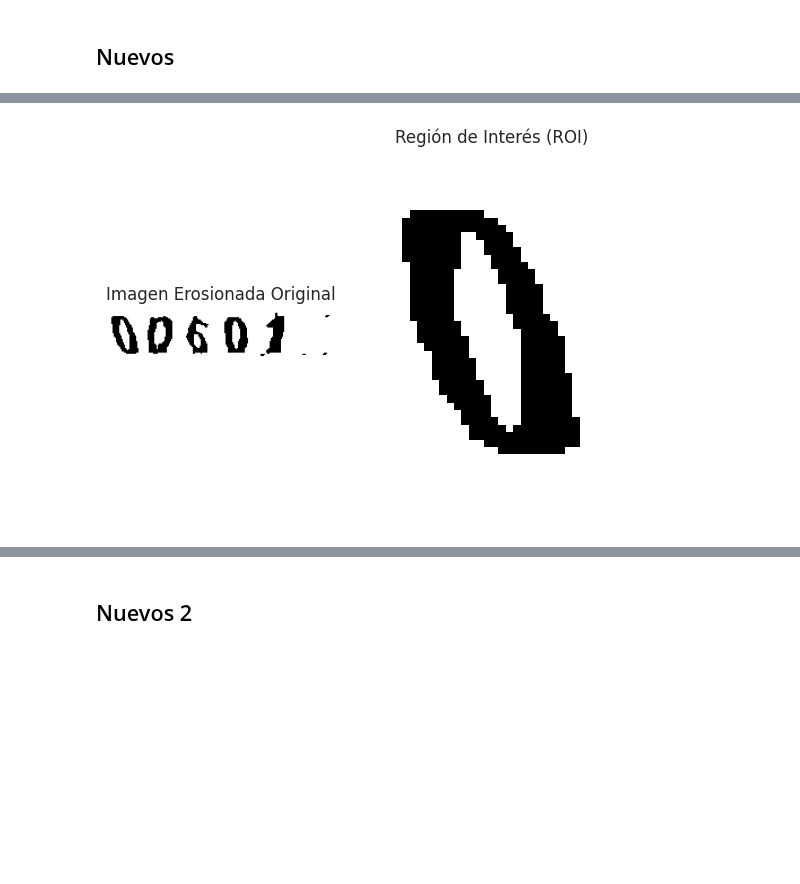
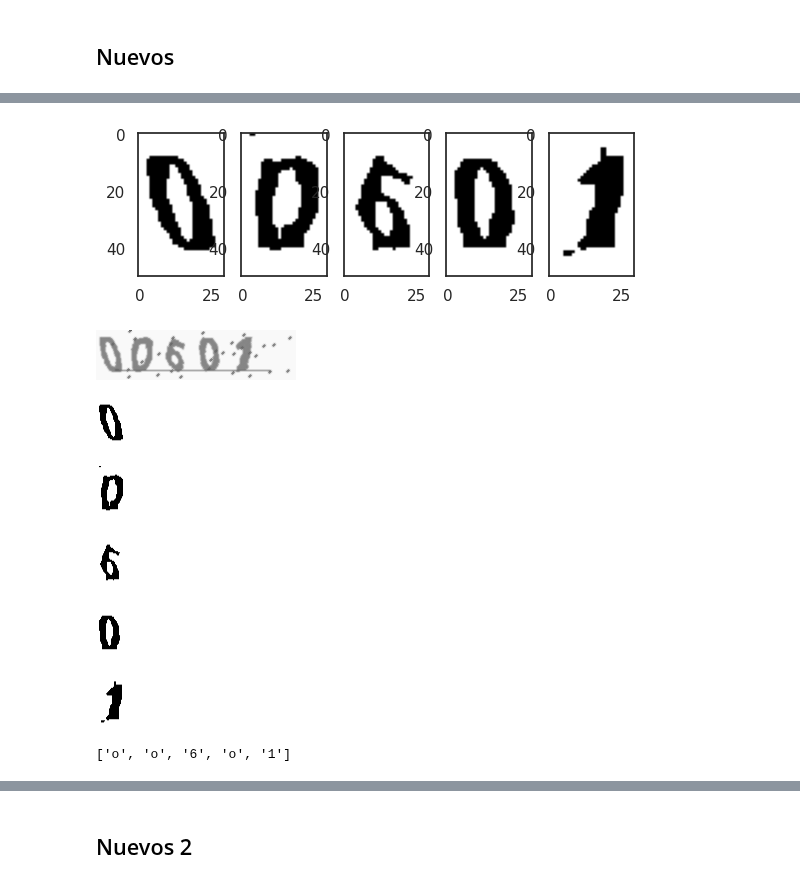
Before and after one commit to cabamarcos/Captcha_recognition, a Jupyter notebook: solofaltantes.ipynb, the cells around one changed output, grey strips where cells are left out. Drawn from its saved outputs; the diff is of its cells as text; code cells hidden in the pictures; blank space fills up the shorter version.

Commit message:
Cambio para test y predice algunas letras bien

```diff
--- a/solofaltantes.ipynb
+++ b/solofaltantes.ipynb
@@ -596,14 +595,75 @@ plt.imshow(erosion)
 # %%
 # Recortar la región de interés (ROI) desde el píxel 0 al 30 en ambas dimensiones
-roi = erosion[:, 0:30]
+a = erosion[:, 0:30]
+b = erosion[:, 30:60]
+c = erosion[:, 65:95]
+d = erosion[:, 100:130]
+e = erosion[:, 130:160]
 
 # Mostrar la región de interés (ROI)
-plt.subplot(122)
-plt.imshow(roi, cmap='gray')
-plt.title('Región de Interés (ROI)')
-plt.axis('off')
+plt.subplot(151)
+plt.imshow(a, cmap='gray')
+plt.subplot(152)
+plt.imshow(b, cmap='gray')
+plt.subplot(153)
+plt.imshow(c, cmap='gray')
+plt.subplot(154)
+plt.imshow(d, cmap='gray')
+plt.subplot(155)
+plt.imshow(e, cmap='gray')
 
 # Mostrar las imágenes
 plt.show()
 # %% [output]
-[figure, old version]
+[figure, new version]
+# %%
+import cv2
+from google.colab.patches import cv2_imshow
+import os
+
+# Ruta de la imagen "erosion"
+ruta_imagen = "Nuevos/oo6o1.png"
+
+im = cv2.imread(str('Nuevos/oo6o1.png'), 0)
+cv2_imshow(im)
+threshold = cv2.adaptiveThreshold(im, 255, cv2.ADAPTIVE_THRESH_GAUSSIAN_C, cv2.THRESH_BINARY, 199, 5)
+erosion = cv2.dilate(threshold, kernel, iterations=2)
+
+# Lista para almacenar las imágenes divididas
+imagenes = []
+# Lista para almacenar las etiquetas
+labels = []
+
+# Divide la imagen en las partes especificadas y redimensiona
+divisiones = [(0, 30), (30, 60), (65, 95), (100, 130), (130, 160)]
+
+# Obtiene el nombre sin extensión
+nombre_sin_extension = os.path.splitext(os.path.basename(ruta_imagen))[0]
+
+for i, (start, end) in enumerate(divisiones):
+    # Divide la imagen
+    parte = erosion[:, start:end]
+
+    # Redimensiona a 54x30
+    parte_redimensionada = cv2.resize(parte, (30, 54))
+
+    # Agrega la parte redimensionada a la lista de imágenes
+    imagenes.append(parte_redimensionada)
+
+    # Obtiene la etiqueta correspondiente al índice i del nombre sin extensión
+    etiqueta = nombre_sin_extension[i]
+    labels.append(etiqueta)
+
+# Verifica las imágenes y etiquetas
+for i, img in enumerate(imagenes):
+    cv2_imshow(img)
+
+print(labels)
+# %% [output]
+[figure, added]
+[figure, added]
+[figure, added]
+[figure, added]
+[figure, added]
+[figure, added]
+['o', 'o', '6', 'o', '1']
```
Also changed, not shown: parts of 28 cells of this notebook.
